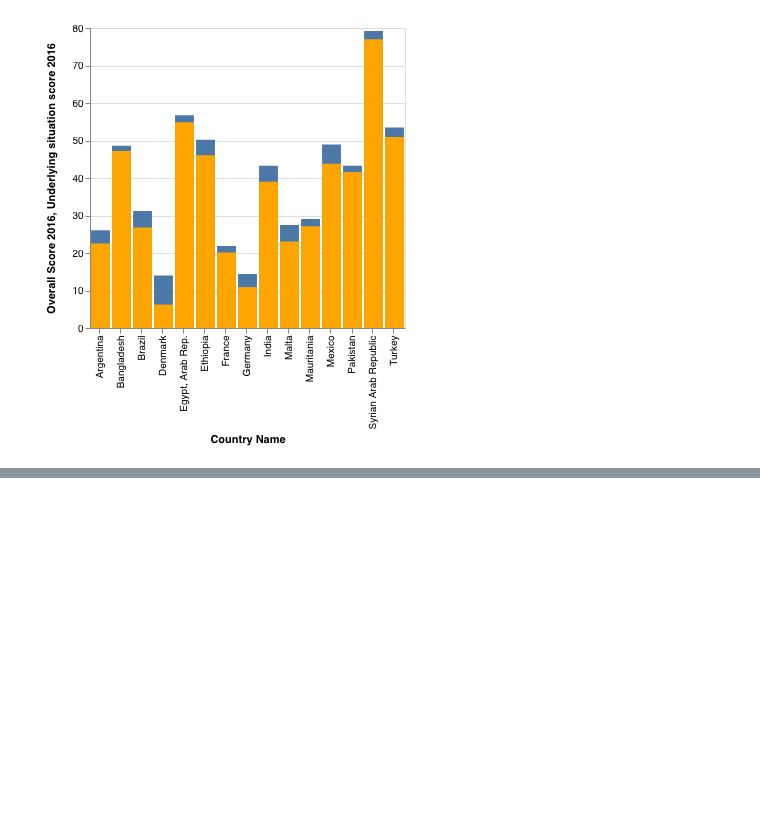
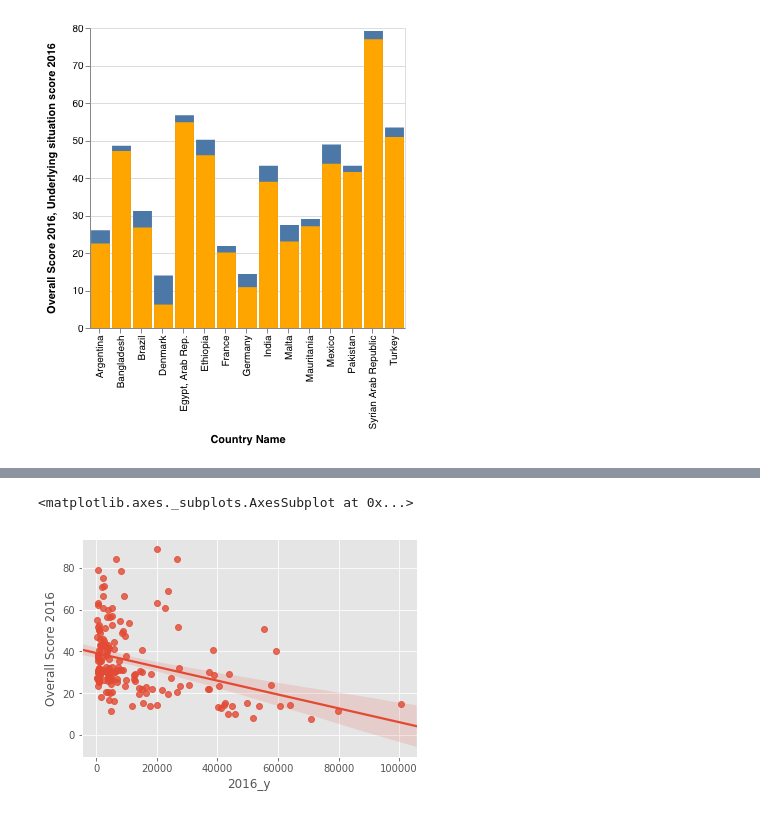
Before and after one commit to aliar97/degrees-of-freedom, a Jupyter notebook: Freedom.ipynb, the cells around one changed output, grey strips where cells are left out. Cells and saved outputs as stored; diff of their text form; code cells hidden in the pictures; blank space fills up the shorter version.

```diff
--- a/Freedom.ipynb
+++ b/Freedom.ipynb
@@ -156,3 +265,8 @@ overall_chart + situation_chart
+# %%
+sns.regplot(x="2016_y", y="Overall Score 2016", data=real_final)
+# %% [output]
+<matplotlib.axes._subplots.AxesSubplot at 0x...>
+[figure, added]
 # %%
 #Contrast how Freedom Index has changed in countries with low and high GDP? (Pick 1-2 countries on each side) Does having a high/low GDP affect Freedom Index? (Difference in Differences)
 bulgaria = real_final[real_final['Country Code'] == 'BGR']
```
Also changed, not shown: parts of 16 cells of this notebook.
